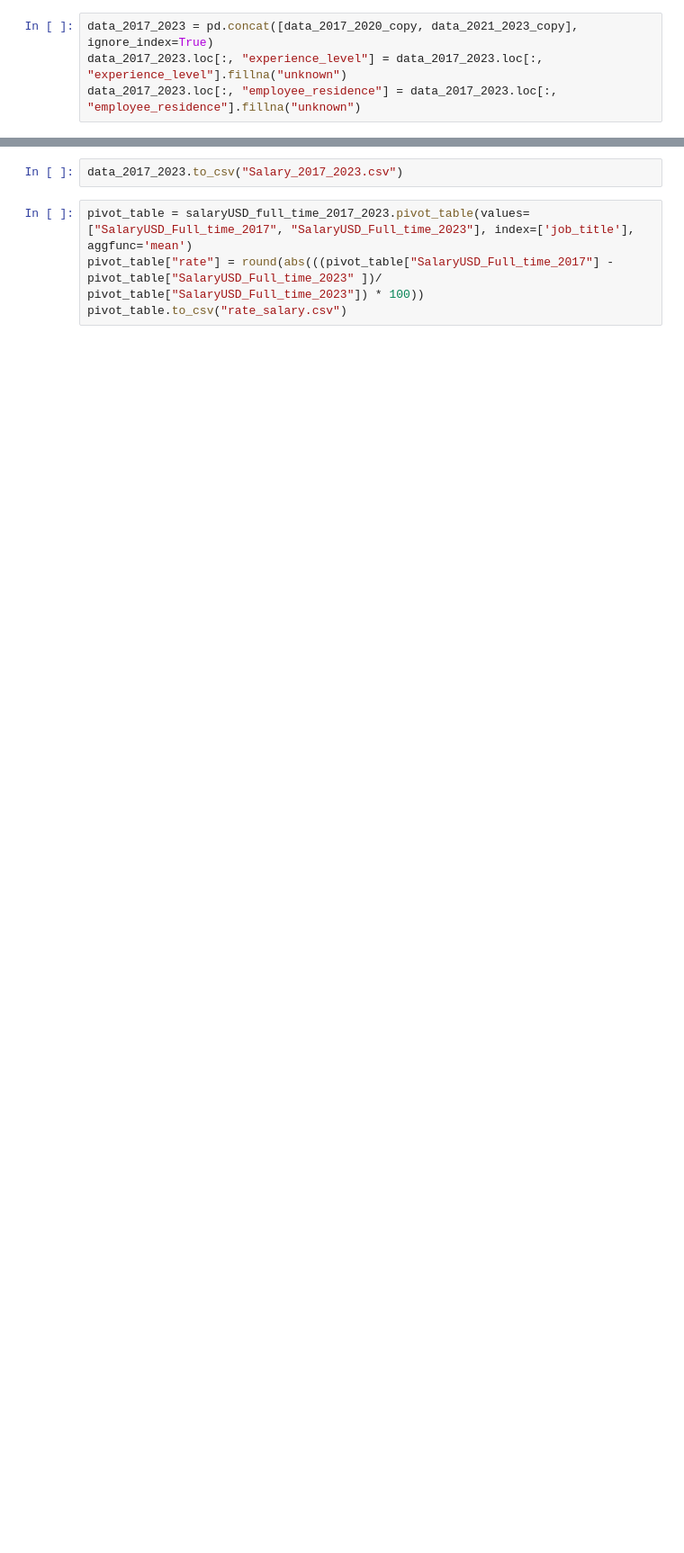
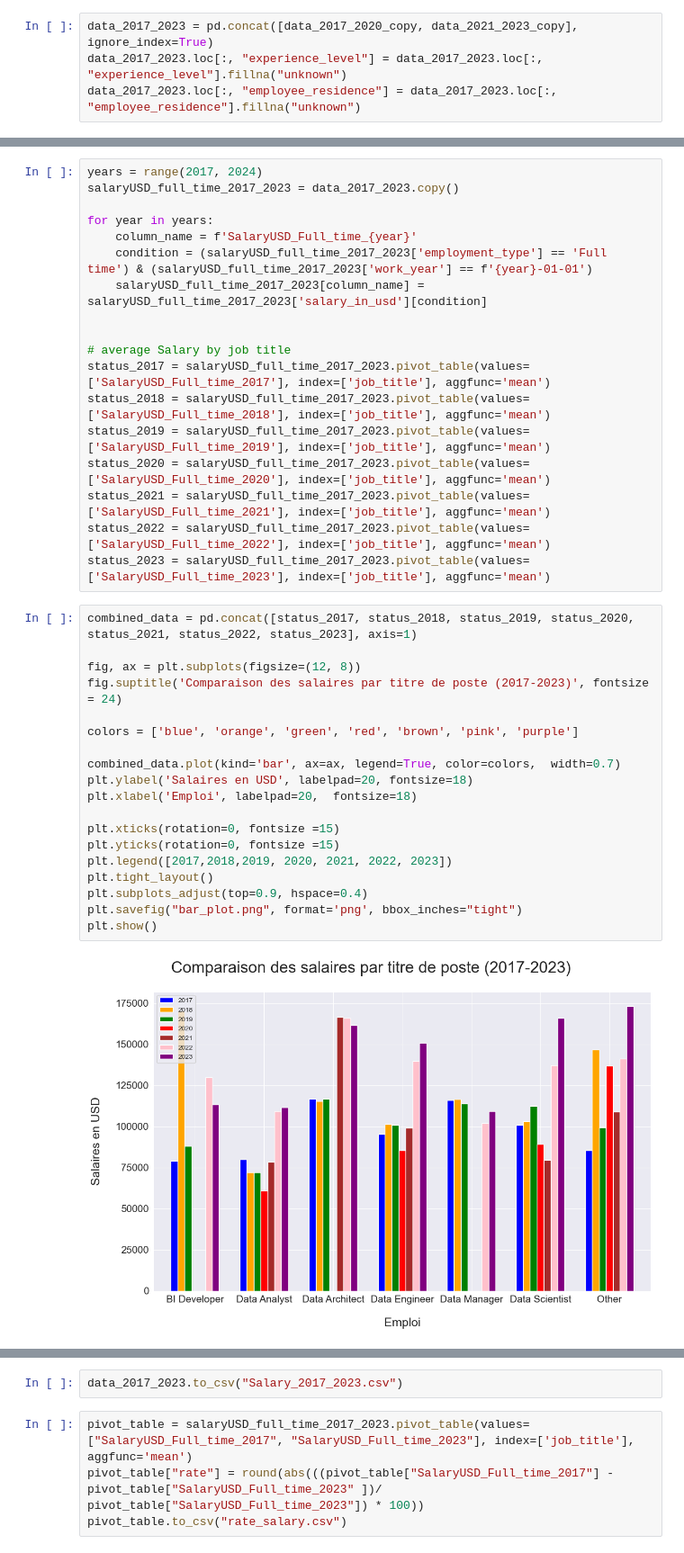
Before and after one commit to mathieuVdn/brief_2_salary_data, a Jupyter notebook: brief_2_salary_data.ipynb, the cells around one changed output, grey strips where cells are left out. Shown at 90% size. Saved outputs shown, nothing was run; the diff lists cells and outputs as text; blank space fills up the shorter version.

```diff
--- a/brief_2_salary_data.ipynb
+++ b/brief_2_salary_data.ipynb
@@ -149,0 +150,39 @@ plt.show()
+# %%
+years = range(2017, 2024)
+salaryUSD_full_time_2017_2023 = data_2017_2023.copy()
+
+for year in years:
+    column_name = f'SalaryUSD_Full_time_{year}'
+    condition = (salaryUSD_full_time_2017_2023['employment_type'] == 'Full time') & (salaryUSD_full_time_2017_2023['work_year'] == f'{year}-01-01')
+    salaryUSD_full_time_2017_2023[column_name] = salaryUSD_full_time_2017_2023['salary_in_usd'][condition]
+
+
+# average Salary by job title
+status_2017 = salaryUSD_full_time_2017_2023.pivot_table(values=['SalaryUSD_Full_time_2017'], index=['job_title'], aggfunc='mean')
+status_2018 = salaryUSD_full_time_2017_2023.pivot_table(values=['SalaryUSD_Full_time_2018'], index=['job_title'], aggfunc='mean')
+status_2019 = salaryUSD_full_time_2017_2023.pivot_table(values=['SalaryUSD_Full_time_2019'], index=['job_title'], aggfunc='mean')
+status_2020 = salaryUSD_full_time_2017_2023.pivot_table(values=['SalaryUSD_Full_time_2020'], index=['job_title'], aggfunc='mean')
+status_2021 = salaryUSD_full_time_2017_2023.pivot_table(values=['SalaryUSD_Full_time_2021'], index=['job_title'], aggfunc='mean')
+status_2022 = salaryUSD_full_time_2017_2023.pivot_table(values=['SalaryUSD_Full_time_2022'], index=['job_title'], aggfunc='mean')
+status_2023 = salaryUSD_full_time_2017_2023.pivot_table(values=['SalaryUSD_Full_time_2023'], index=['job_title'], aggfunc='mean')
+# %%
+combined_data = pd.concat([status_2017, status_2018, status_2019, status_2020, status_2021, status_2022, status_2023], axis=1)
+
+fig, ax = plt.subplots(figsize=(12, 8))
+fig.suptitle('Comparaison des salaires par titre de poste (2017-2023)', fontsize = 24)
+
+colors = ['blue', 'orange', 'green', 'red', 'brown', 'pink', 'purple']
+
+combined_data.plot(kind='bar', ax=ax, legend=True, color=colors,  width=0.7)
+plt.ylabel('Salaires en USD', labelpad=20, fontsize=18)
+plt.xlabel('Emploi', labelpad=20,  fontsize=18)
+
+plt.xticks(rotation=0, fontsize =15)
+plt.yticks(rotation=0, fontsize =15)
+plt.legend([2017,2018,2019, 2020, 2021, 2022, 2023])
+plt.tight_layout()
+plt.subplots_adjust(top=0.9, hspace=0.4)
+plt.savefig("bar_plot.png", format='png', bbox_inches="tight")
+plt.show()
+# %% [output]
+[figure, added]
```
Also changed, not shown: parts of 36 cells of this notebook, 3 other files.
